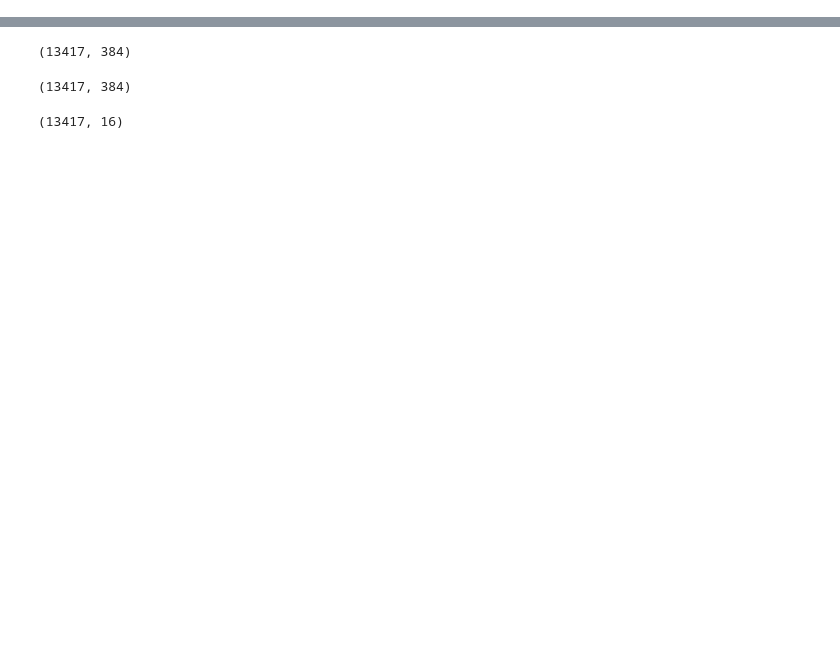
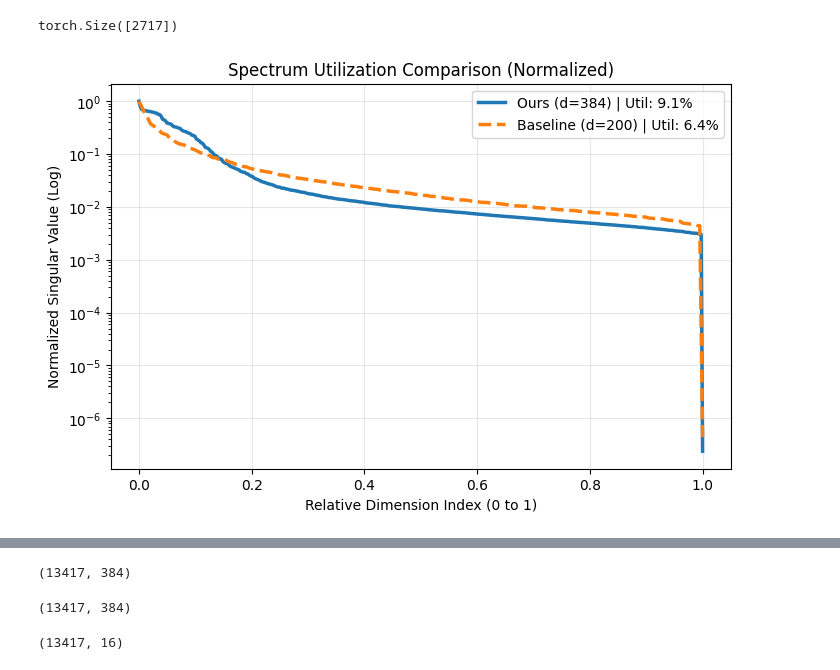
Before and after one commit to uddhavp22/EEG-Bench-vICMl, a Jupyter notebook: analyze_embeddings.ipynb, the cells around one changed output, grey strips where cells are left out. Drawn from its saved outputs; the diff is of its cells as text; code cells hidden in the pictures; blank space fills up the shorter version.

```diff
--- a/analyze_embeddings.ipynb
+++ b/analyze_embeddings.ipynb
@@ -17,4 +16,7 @@ embedding_to_analyze = f"cache/lejepa_embeddings/abnormal_clinical_{ckpt_hash}_{
 data = np.load(embedding_to_analyze)
 # %%
 embeddings = data['embeddings']
+
+
 labels = data['labels']
+embeddings_tensor = torch.tensor(embeddings)
@@ -21 +27,76 @@ labels = data['labels']
+# %%
+labram_data['labels'].shape
+# %% [output]
+torch.Size([2717])
+# %%
+labram_embedding_abnormal = '/radraid2/spanchavati/EEGBench/data/embedding_cache/abnormal_clinical_0ff3d32e0c73bc1fc970c816523deea488eef267.pt'
+labram_data = torch.load(labram_embedding_abnormal)
+
+#we need to subsample to match the number of samples
+labram_embedding = labram_data['features'][:embeddings_tensor.shape[0], :]
+labram_labels = labram_data['labels'][:embeddings_tensor.shape[0]]
+# %%
+import numpy as np
+import matplotlib.pyplot as plt
+import torch
+
+def get_spectrum_data(z):
+    """
+    Returns normalized x (0 to 1) and normalized singular values (log scale).
+    """
+    # 1. Compute SVD
+    z = z - z.mean(dim=0, keepdim=True)
+    _, S, _ = torch.linalg.svd(z, full_matrices=False)
+    S = S.cpu().numpy()
+
+    # 2. Compute Metric: Fractional Effective Rank
+    # p is the probability distribution of variance
+    # probability over variance
+    p = (S ** 2) / np.sum(S ** 2)
+
+    entropy = -np.sum(p * np.log(p + 1e-12))
+    eff_rank = np.exp(entropy)
+
+    dim = min(z.shape)
+    utilization = eff_rank / dim
+
+    # 3. Prepare Plot Data
+    # Normalize X-axis to [0, 1]
+    x_norm = np.linspace(0, 1, len(S))
+
+    # Normalize Y-axis (Singular Values) so max is 1.0 (Log scale ready)
+    # This removes scale differences due to embedding norm
+    s_norm = S / S.max()
+
+    return x_norm, s_norm, utilization
+
+
+z_ours = embeddings_tensor
+
+
+z_baseline = labram_embedding
+
+# Get Data
+x_ours, y_ours, util_ours = get_spectrum_data(z_ours)
+x_base, y_base, util_base = get_spectrum_data(z_baseline)
+
+# --- Plotting ---
+
+plt.figure(figsize=(8, 5))
+
+# Plot LeJEPA
+plt.plot(x_ours, y_ours, label=f"Ours (d={z_ours.shape[1]}) | Util: {util_ours:.1%}", linewidth=2.5)
+
+# Plot Baseline
+plt.plot(x_base, y_base, label=f"Baseline (d={z_baseline.shape[1]}) | Util: {util_base:.1%}", linewidth=2.5, linestyle="--")
+
+plt.yscale('log')
+plt.xlabel("Relative Dimension Index (0 to 1)")
+plt.ylabel("Normalized Singular Value (Log)")
+plt.title("Spectrum Utilization Comparison (Normalized)")
+plt.legend()
+plt.grid(True, which="major", alpha=0.3)
+plt.show()
+# %% [output]
+[figure, added]
 # %%
```
Also changed, not shown: parts of 12 cells of this notebook, 5 other files.
